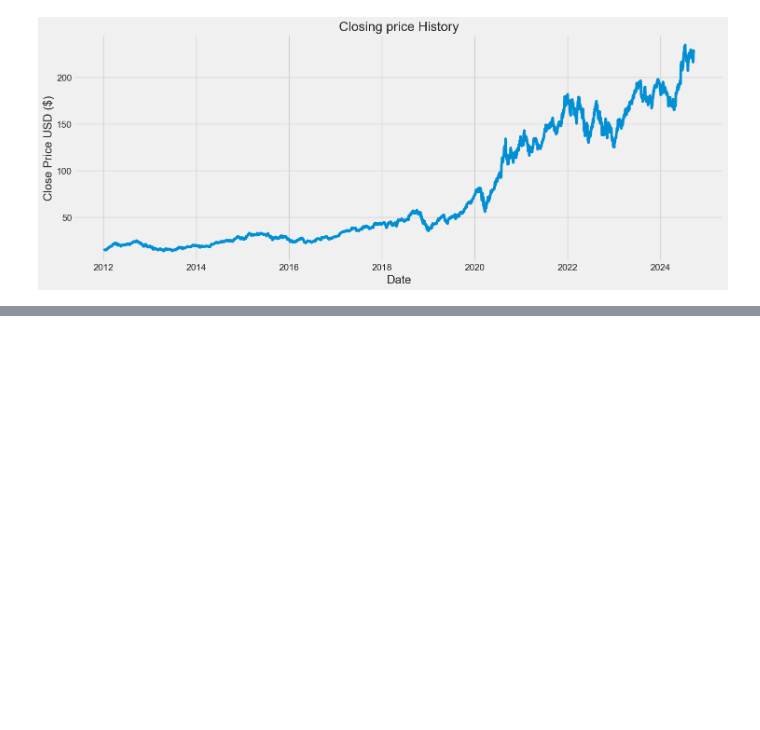
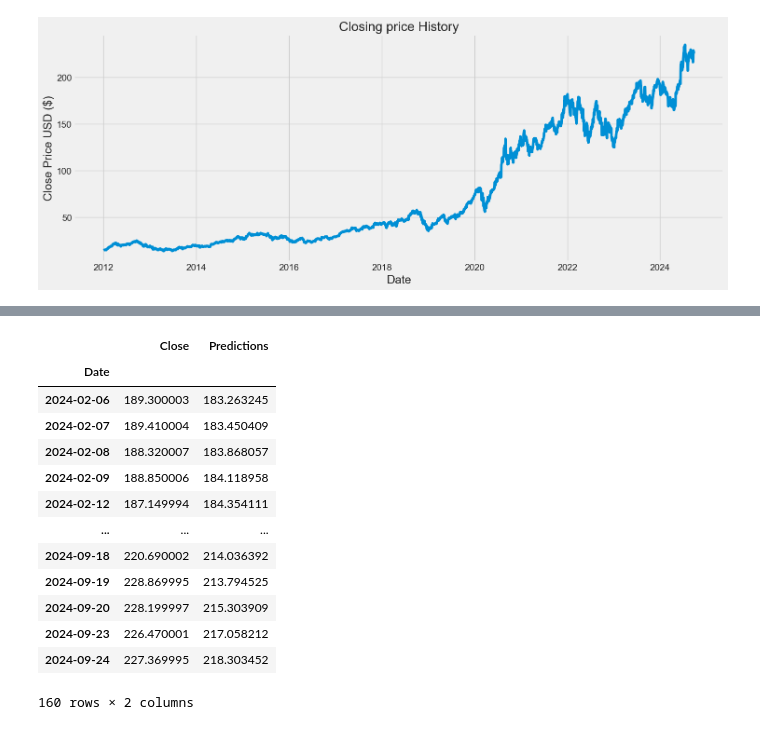
Before and after one commit to jenish2917/Python, a Jupyter notebook: jupyter notbook/Stock market Practice dataset.ipynb, the cells around one changed output, grey strips where cells are left out. Cells and saved outputs as stored; diff of their text form; code cells hidden in the pictures; blank space fills up the shorter version.

```diff
--- a/jupyter notbook/Stock market Practice dataset.ipynb
+++ b/jupyter notbook/Stock market Practice dataset.ipynb
@@ -413,0 +468,17 @@ NumPy version: 2.1.1
+# %%
+valid # Show the valid and predicted prices
+# %% [output]
+|  | Close | Predictions |
+| Date |  |  |
+| 2024-02-06 | 189.300003 | 183.263245 |
+| 2024-02-07 | 189.410004 | 183.450409 |
+| 2024-02-08 | 188.320007 | 183.868057 |
+| 2024-02-09 | 188.850006 | 184.118958 |
+| 2024-02-12 | 187.149994 | 184.354111 |
+| ... | ... | ... |
+| 2024-09-18 | 220.690002 | 214.036392 |
+| 2024-09-19 | 228.869995 | 213.794525 |
+| 2024-09-20 | 228.199997 | 215.303909 |
+| 2024-09-23 | 226.470001 | 217.058212 |
+| 2024-09-24 | 227.369995 | 218.303452 |
+160 rows × 2 columns
```
Also changed, not shown: parts of 14 cells of this notebook, 3 other files.
